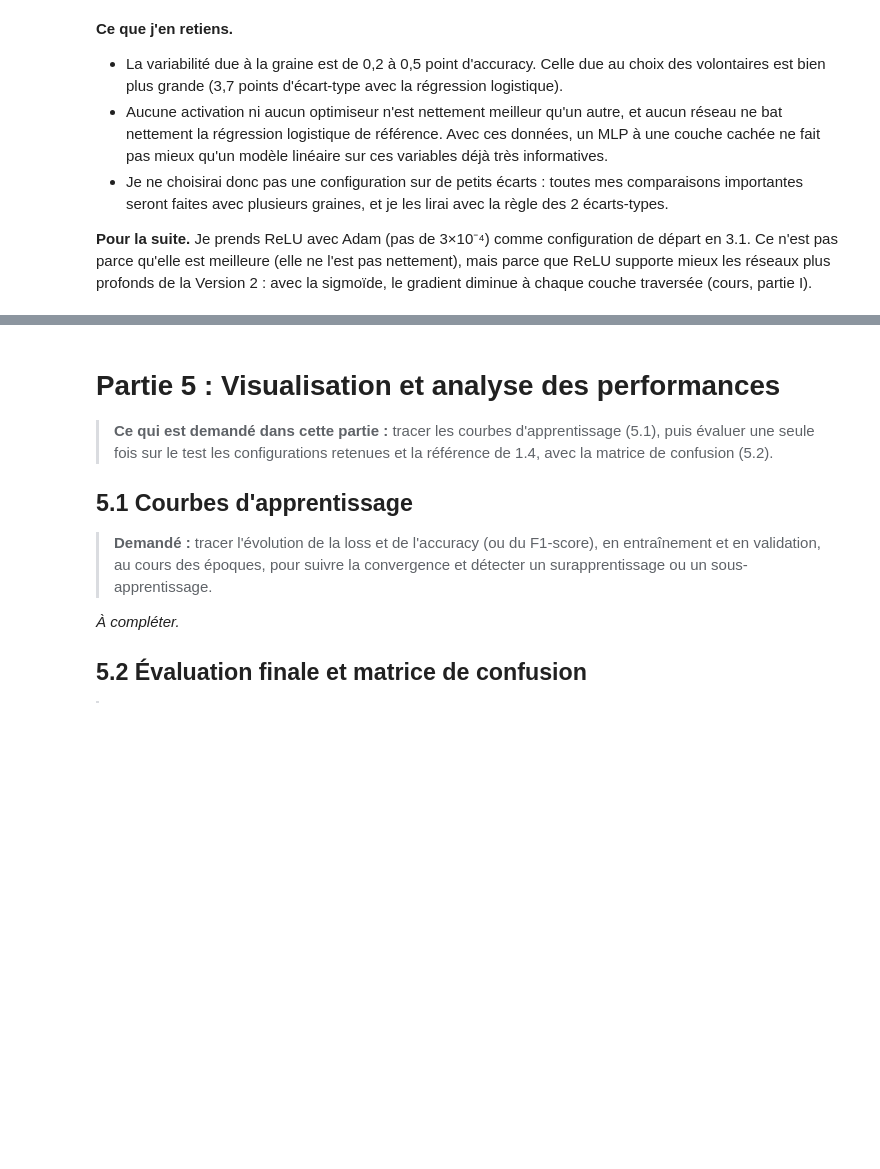
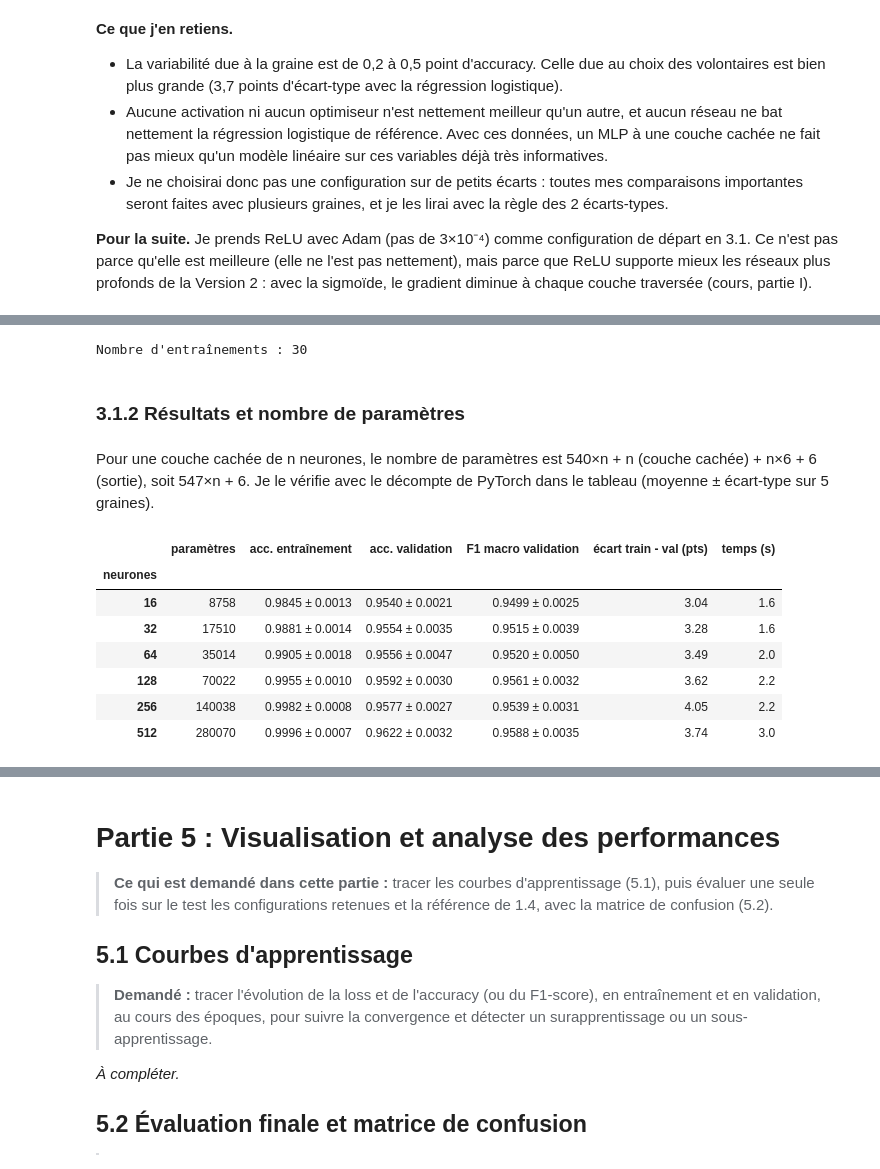
Before and after one commit to MarteOued/-tude-progressive-des-r-seaux-de-neurones-sur-le-jeu-de-donn-es-HAR, a Jupyter notebook: 1_une_couche_cachee.ipynb, the cells around one changed output, grey strips where cells are left out. Drawn from its saved outputs; the diff is of its cells as text; code cells hidden in the pictures; blank space fills up the shorter version.

```diff
--- a/1_une_couche_cachee.ipynb
+++ b/1_une_couche_cachee.ipynb
@@ -1119,0 +1124,46 @@ Cela a trois conséquences. Les scores absolus de validation sont probablement p
+# %%
+
+import time
+TAILLES = [16, 32, 64, 128, 256, 512]
+
+lignes, hist_tailles = [], {}
+for n in TAILLES:
+    n_params = sum(p.numel() for p in MLP(N_ENTREES, n, N_CLASSES).parameters())
+    for graine in SEEDS:
+        t0 = time.time()
+        _, h = fit(nn.ReLU, "Adam", 3e-4, N_EPOCHS, n_caches=n, seed=graine)
+        duree = time.time() - t0
+        hist_tailles[(n, graine)] = h
+        lignes.append({"neurones": n, "paramètres": n_params, "graine": graine,
+                       "acc_train": h["train_acc"][-1], "acc_val": h["val_acc"][-1],
+                       "f1_val": h["val_f1"][-1], "perte_train": h["train_loss"][-1],
+                       "perte_val": h["val_loss"][-1], "temps_s": duree})
+tailles_df = pd.DataFrame(lignes)
+print("Nombre d'entraînements :", len(tailles_df))
+# %% [output]
+Nombre d'entraînements : 30
+# %% [markdown]
+### 3.1.2 Résultats et nombre de paramètres
+# %% [markdown]
+Pour une couche cachée de n neurones, le nombre de paramètres est 540×n + n (couche cachée) + n×6 + 6 (sortie), soit 547×n + 6. Je le vérifie avec le décompte de PyTorch dans le tableau (moyenne ± écart-type sur 5 graines).
+# %%
+
+resume = []
+for n, d in tailles_df.groupby("neurones"):
+    assert d["paramètres"].iloc[0] == 547 * n + 6      # vérification de la formule
+    resume.append({"neurones": n, "paramètres": d["paramètres"].iloc[0],
+                   "acc. entraînement": moy_std(d["acc_train"]),
+                   "acc. validation": moy_std(d["acc_val"]),
+                   "F1 macro validation": moy_std(d["f1_val"]),
+                   "écart train - val (pts)": f"{(d['acc_train'] - d['acc_val']).mean() * 100:.2f}",
+                   "temps (s)": f"{d['temps_s'].mean():.1f}"})
+pd.DataFrame(resume).set_index("neurones")
+# %% [output]
+|  | paramètres | acc. entraînement | acc. validation | F1 macro validation | écart train - val (pts) | temps (s) |
+| neurones |  |  |  |  |  |  |
+| 16 | 8758 | 0.9845 ± 0.0013 | 0.9540 ± 0.0021 | 0.9499 ± 0.0025 | 3.04 | 1.6 |
+| 32 | 17510 | 0.9881 ± 0.0014 | 0.9554 ± 0.0035 | 0.9515 ± 0.0039 | 3.28 | 1.6 |
+| 64 | 35014 | 0.9905 ± 0.0018 | 0.9556 ± 0.0047 | 0.9520 ± 0.0050 | 3.49 | 2.0 |
+| 128 | 70022 | 0.9955 ± 0.0010 | 0.9592 ± 0.0030 | 0.9561 ± 0.0032 | 3.62 | 2.2 |
+| 256 | 140038 | 0.9982 ± 0.0008 | 0.9577 ± 0.0027 | 0.9539 ± 0.0031 | 4.05 | 2.2 |
+| 512 | 280070 | 0.9996 ± 0.0007 | 0.9622 ± 0.0032 | 0.9588 ± 0.0035 | 3.74 | 3.0 |
```
Also changed, not shown: parts of 14 cells of this notebook.
